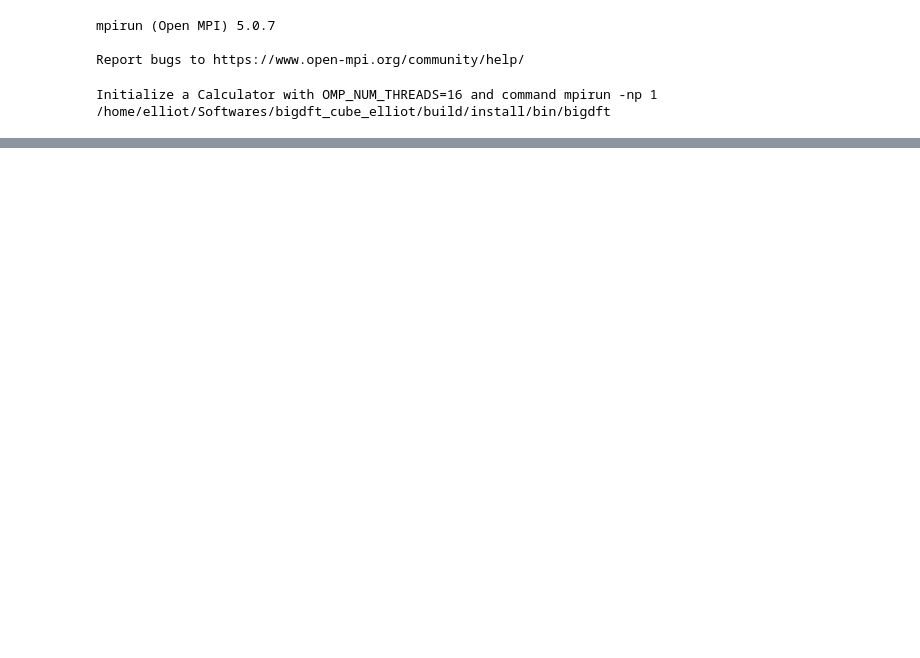
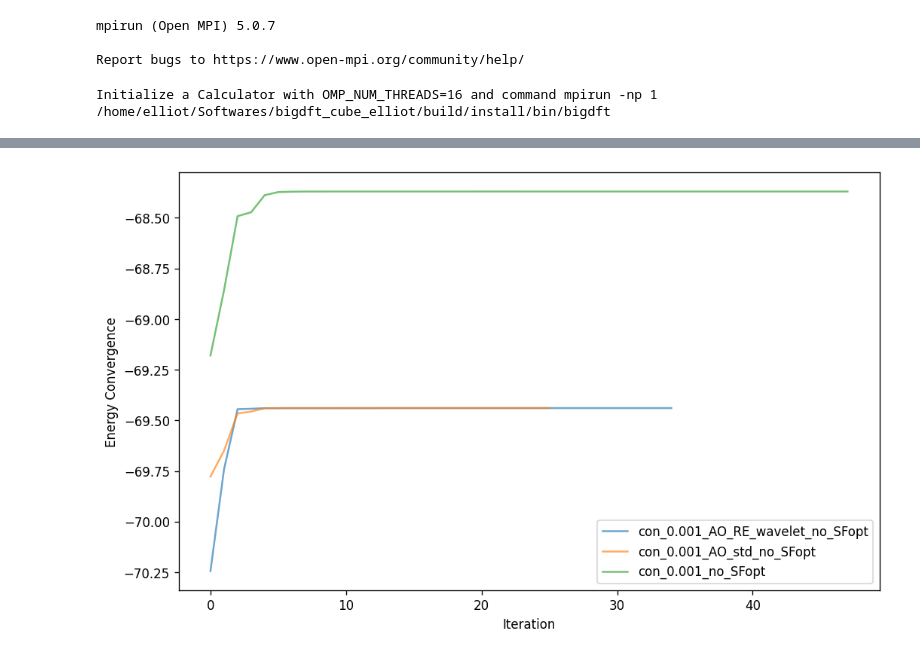
Before and after one commit to TengxiangLii/Direct-Support-Function, a Jupyter notebook: Atomic_Orbital_Restart/AO_RE_Si3O6.ipynb, the cells around one changed output, grey strips where cells are left out. Saved outputs shown, nothing was run; the diff lists cells and outputs as text; code cells hidden in the pictures; blank space fills up the shorter version.

```diff
--- a/Atomic_Orbital_Restart/AO_RE_Si3O6.ipynb
+++ b/Atomic_Orbital_Restart/AO_RE_Si3O6.ipynb
@@ -282,0 +523,9 @@ plot_iterations(log_RE)
+# %%
+log_RE_0001 = {}
+log_RE_0001['con_0.001_AO_RE_wavelet_no_SFopt'] = log['con_0.001_AO_RE_wavelet_no_SFopt']
+log_RE_0001['con_0.001_AO_std_no_SFopt'] = log['con_0.001_AO_std_no_SFopt']
+log_RE_0001['con_0.001_no_SFopt'] = log['con_0.001_no_SFopt']
+# %%
+plot_iterations(log_RE_0001)
+# %% [output]
+[figure, added]
```
Also changed, not shown: parts of 24 cells of this notebook, 45 other files.
